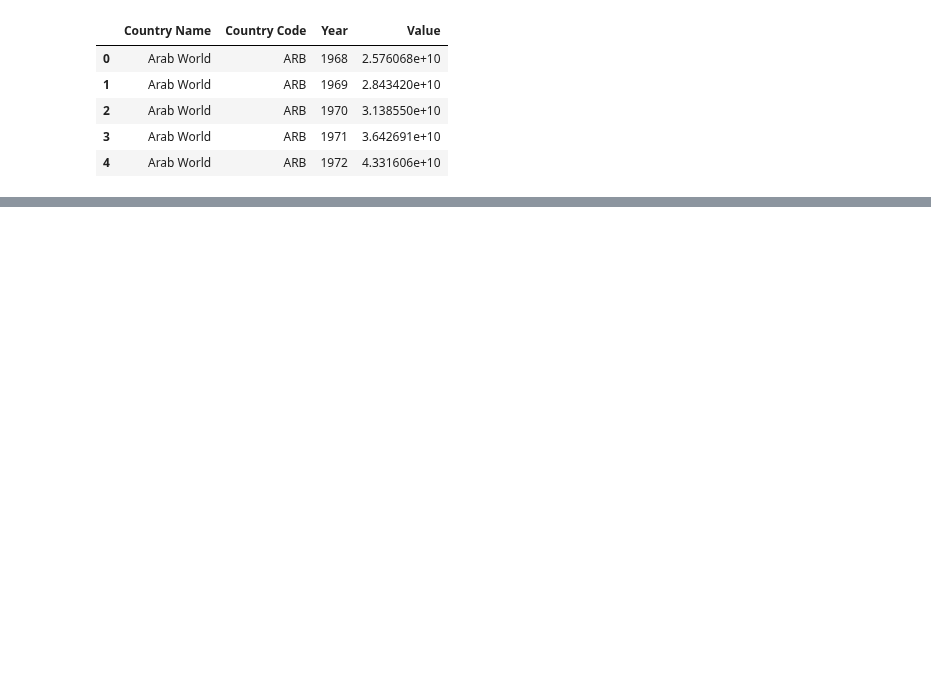
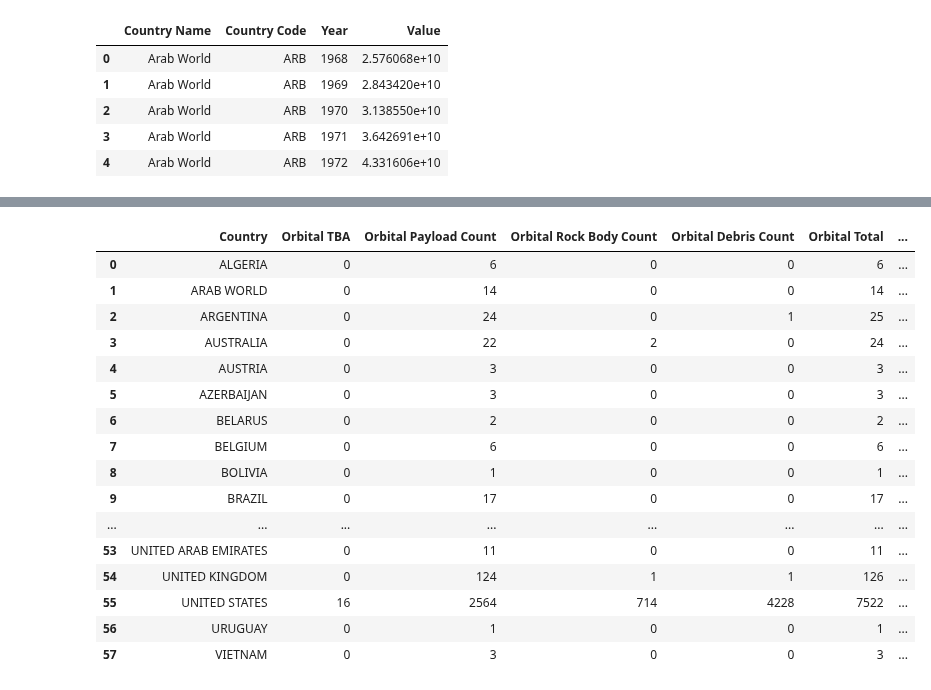
Before and after one commit to doublealogic/armageddon-neo-objects-space-junk, a Jupyter notebook: Data_Retrieval/space_track.ipynb, the cells around one changed output, grey strips where cells are left out. Drawn from its saved outputs; the diff is of its cells as text; code cells hidden in the pictures; blank space fills up the shorter version.

Commit message:
merged df

```diff
--- a/Data_Retrieval/space_track.ipynb
+++ b/Data_Retrieval/space_track.ipynb
@@ -159,0 +120,24 @@ final_df
+# %%
+space_trash_df = pd.merge(orb_dec_df, sort_gdp, how='inner', on='Country')
+
+sorted_trash = space_trash_df.style.set_properties(**{'text-align': 'left'})
+sorted_trash.set_table_styles([dict(selector='th', props=[('text-align', 'left')])])
+sorted_trash
+# %% [output]
+|  | Country | Orbital TBA | Orbital Payload Count | Orbital Rock Body Count | Orbital Debris Count | Orbital Total | ... |
+| 0 | ALGERIA | 0 | 6 | 0 | 0 | 6 | ... |
+| 1 | ARAB WORLD | 0 | 14 | 0 | 0 | 14 | ... |
+| 2 | ARGENTINA | 0 | 24 | 0 | 1 | 25 | ... |
+| 3 | AUSTRALIA | 0 | 22 | 2 | 0 | 24 | ... |
+| 4 | AUSTRIA | 0 | 3 | 0 | 0 | 3 | ... |
+| 5 | AZERBAIJAN | 0 | 3 | 0 | 0 | 3 | ... |
+| 6 | BELARUS | 0 | 2 | 0 | 0 | 2 | ... |
+| 7 | BELGIUM | 0 | 6 | 0 | 0 | 6 | ... |
+| 8 | BOLIVIA | 0 | 1 | 0 | 0 | 1 | ... |
+| 9 | BRAZIL | 0 | 17 | 0 | 0 | 17 | ... |
+| ... | ... | ... | ... | ... | ... | ... | ... |
+| 53 | UNITED ARAB EMIRATES | 0 | 11 | 0 | 0 | 11 | ... |
+| 54 | UNITED KINGDOM | 0 | 124 | 1 | 1 | 126 | ... |
+| 55 | UNITED STATES | 16 | 2564 | 714 | 4228 | 7522 | ... |
+| 56 | URUGUAY | 0 | 1 | 0 | 0 | 1 | ... |
+| 57 | VIETNAM | 0 | 3 | 0 | 0 | 3 | ... |
```
Also changed, not shown: parts of 4 cells of this notebook.
